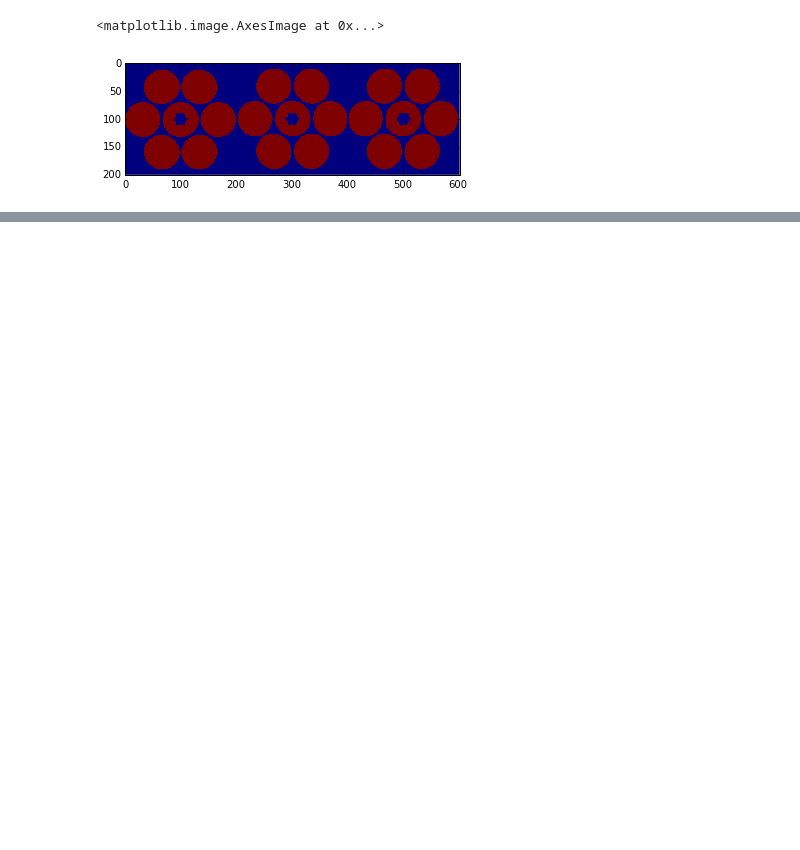
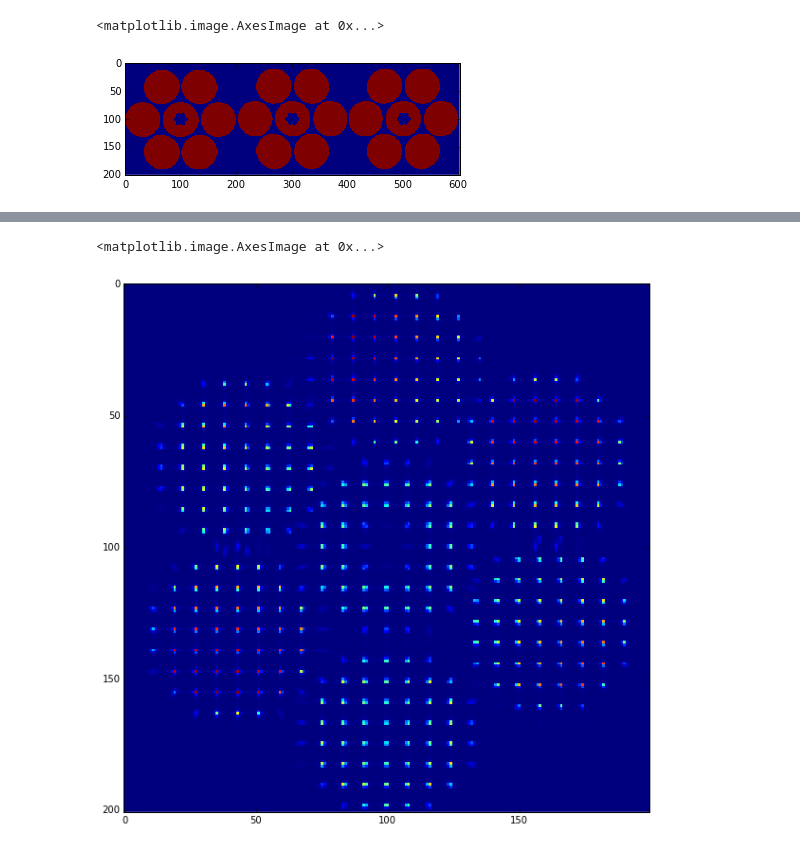
Before and after one commit to rconan/CEO, a Jupyter notebook: rayTracing/GMT-Ray-Tracing.ipynb, the cells around one changed output, grey strips where cells are left out. Drawn from its saved outputs; the diff is of its cells as text; code cells hidden in the pictures; blank space fills up the shorter version.

```diff
--- a/rayTracing/GMT-Ray-Tracing.ipynb
+++ b/rayTracing/GMT-Ray-Tracing.ipynb
@@ -83,0 +99,9 @@ Expected vignetted flux/current vignetted flux : %d/%f (2459, 2459.0)
+# %%
+wfs.reset()
+wfs.analyze(gs)
+fig = figure()
+fig.set_size_inches(10,10)
+imshow(wfs.frame.host()[:nPx,:nPx],interpolation='none')
+# %% [output]
+<matplotlib.image.AxesImage at 0x...>
+[figure, added]
```
Also changed, not shown: parts of 7 cells of this notebook, 5 other files.
